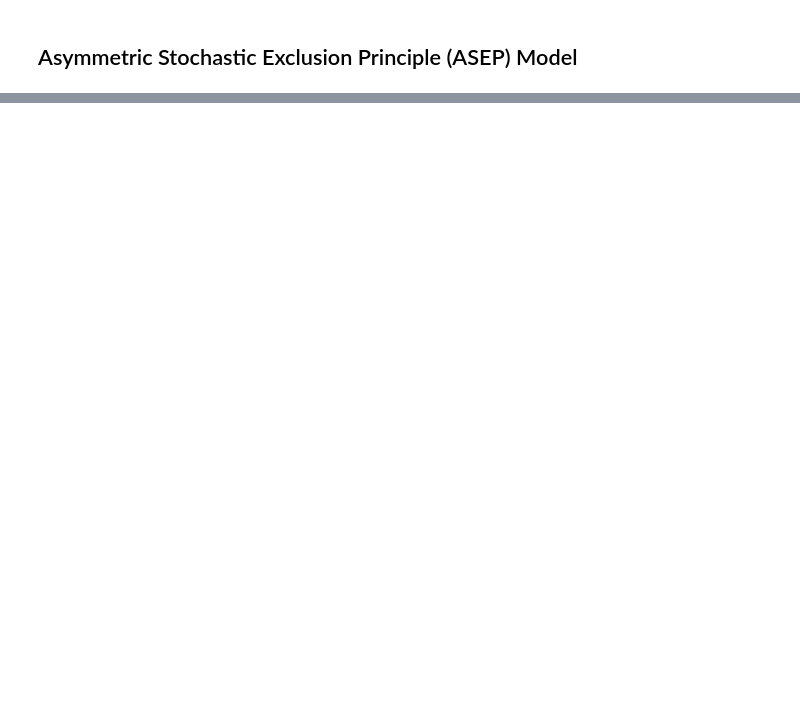
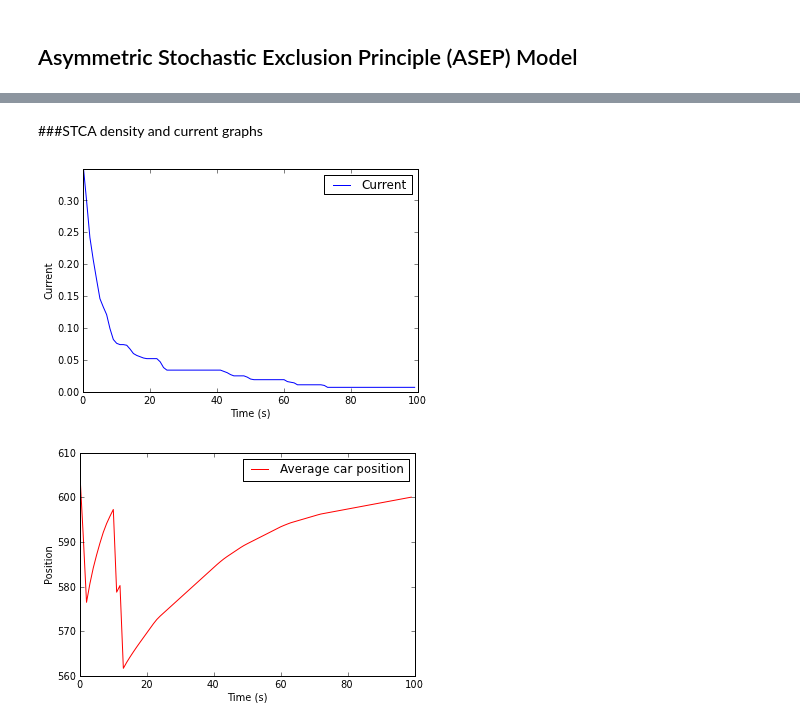
Before and after one commit to ewjohnst/PHYS202-S13, a Jupyter notebook: Project/Project.ipynb, the cells around one changed output, grey strips where cells are left out. Cells and saved outputs as stored; diff of their text form; code cells hidden in the pictures; blank space fills up the shorter version.

```diff
--- a/Project/Project.ipynb
+++ b/Project/Project.ipynb
@@ -28,7 +28,7 @@ print position, velocity                    #array that has positions of all car
 # %%
 #getting car positions
 def car_pos(num_cars, road_length):
-    car_pos = np.arange(1,road_length)
+    car_pos = arange(1,road_length)
     shuffle(car_pos)
     return sort(car_pos[:num_cars]) #car positions
     #blank_road = np.arange(1,40)
@@ -39,7 +39,7 @@ array([ 4, 27, 34, 38, 39])
 # %%
 #Getting velocity
 def velocities(num_cars, Vmax):
-    v = np.array([])
+    v = array([])
     for j in range(num_cars):
         #j = rand.randint(0,5)
         v = np.append(v,rand.randint(0,Vmax))
@@ -116,7 +124,7 @@ Checkpoint 2
 STCA Ruleset
 -
 # %%
-def STCA(PosVel, road_length, num_cars, Vmax, probability):
+def STCA(PosVel, road_length, num_cars, Vmax, prob):
     for i in range(num_cars):
         if i < (num_cars - 1): #Figuring out g for the cars but the last
             if PosVel[0][i + 1] > PosVel[0][i]: #g if  car is not last one on road
@@ -135,9 +143,8 @@ def STCA(PosVel, road_length, num_cars, Vmax, probability):
         elif g > PosVel[1][i] and PosVel[1][i] < Vmax: #Rule 4
             PosVel[1][i] = PosVel[1][i] + 1
         #can add Rule 5 here later
-        if random_sample(1) < probability and array[1][i] > 0: #random slowdown probability
+        if random_sample(1) < prob and PosVel[1][i] > 0: #random slowdown probability
             PosVel[1][i]=PosVel[1][i] - 1
-
 
     for i in range(num_cars): #Rule 6
         if PosVel[0][i] + PosVel[1][i] <= road_length: #if each car has enough space until end of road
@@ -263,0 +286,9 @@ highway = initial_conditions("CA184", 40, 10, 5)
+# %%
+#random setup to make some pretty graphs hopefully!
+Ntimes = 100; time1 = arange(0,100,1) #make the number of iterations 100, so time is the range from 0-100
+road_length = 1000. #make the road 1000 spaces long
+Vmax = 20. #set the maximum velocity of any car 20 spaces/timestep
+num_cars = 50. #make 50 cars spread throughout the road
+density = num_cars/road_length #the density of cars is of course this
+
+PosVel = np.array([car_pos(50, 1000), velocities(50,20)]) #calling my array with the position and velocity in it
@@ -263,0 +323,28 @@ highway = initial_conditions("CA184", 40, 10, 5)
+# %% [markdown]
+###STCA density and current graphs
+# %%
+#def initial_conditions(model, road_length, num_cars, Vmax, prop, n)
+avepos, avevel = initial_conditions("STCA", 1000, 50, 20, 1,100)#getting my average position and velocity for CA184
+#print avepos
+#print avevel
+current2 = density * avevel#the current for this model is the density times the average velocity because that's #cars/spaces per time step
+
+figure(figsize=(8,6))
+plot(time1, current2, label='Current')
+title("Current vs Time", fontsize=20)
+xlabel('Time (s)')
+ylabel('Current')
+ylim(0., .35)
+legend(loc='best')
+show()
+
+figure(figsize=(8,6))
+plot(time1, avepos, label="Average car position", color='red')
+title("Average Position vs Time", fontsize=20)
+xlabel('Time (s)')
+ylabel('Position')
+legend(loc='best')
+show()
+# %% [output]
+[figure, added]
+[figure, added]
```
Also changed, not shown: parts of 42 cells of this notebook, 4 other files.
